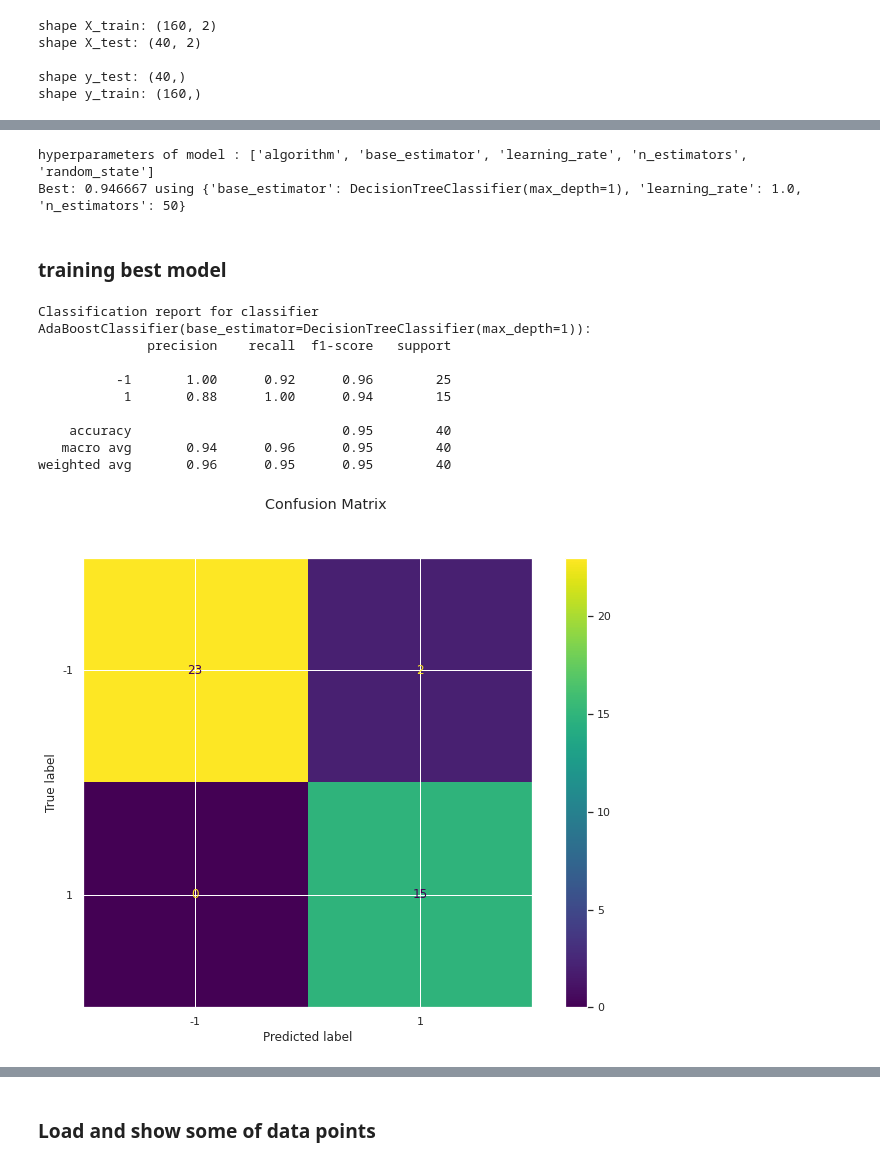
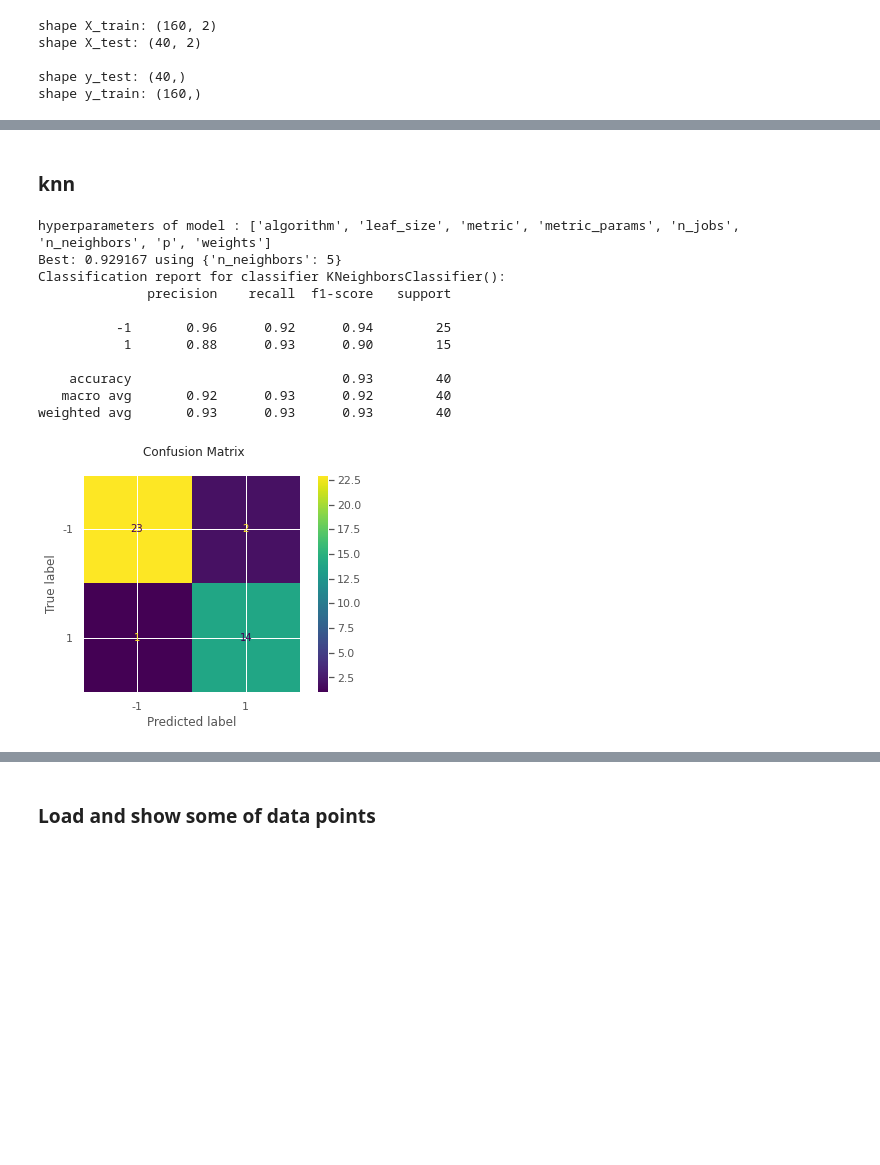
Before and after one commit to peyman886/applied-data-science-coursework, a Jupyter notebook: 3_Classification/Classification.ipynb, the cells around one changed output, grey strips where cells are left out. Drawn from its saved outputs; the diff is of its cells as text; code cells hidden in the pictures; blank space fills up the shorter version.

```diff
--- a/3_Classification/Classification.ipynb
+++ b/3_Classification/Classification.ipynb
@@ -173,39 +115,15 @@ weighted avg       0.96      0.95      0.95        40
 # %%
+from sklearn.model_selection import GridSearchCV
 from sklearn.model_selection import RepeatedStratifiedKFold
-from sklearn.model_selection import GridSearchCV
 
-# define the model with default hyperparameters
-model = AdaBoostClassifier()
-print('hyperparameters of model :',list(model.get_params().keys()))
+def tuning(model,param_grid, X=X_train, y=y_train):
+  # define the model with default hyperparameters
+  print('hyperparameters of model :',list(model.get_params().keys()))
 
-# define the grid of hyperparameters to search
-param_grid = {
-    'n_estimators' : [10, 50, 100, 500],
-    'learning_rate' : [0.0001, 0.001, 0.01, 0.1, 1.0],
-    'base_estimator' : [DecisionTreeClassifier(max_depth=i) for i in range(1,5)]
-}
+  cv = RepeatedStratifiedKFold(n_splits=10, n_repeats=3, random_state=1)  #evaluation procedure
+  grid_search = GridSearchCV(estimator=model, param_grid=param_grid, n_jobs=-1, cv=cv, scoring='accuracy') #search procedure
+  grid_result = grid_search.fit(X, y)
 
-cv = RepeatedStratifiedKFold(n_splits=10, n_repeats=3, random_state=1)  #evaluation procedure
-grid_search = GridSearchCV(estimator=model, param_grid=param_grid, n_jobs=-1, cv=cv, scoring='accuracy') #search procedure
-grid_result = grid_search.fit(X, y)
+  print("Best: %f using %s" % (grid_result.best_score_, grid_result.best_params_))
 
-print("Best: %f using %s" % (grid_result.best_score_, grid_result.best_params_))
+  return grid_result.best_estimator_
-# %% [output]
-hyperparameters of model : ['algorithm', 'base_estimator', 'learning_rate', 'n_estimators', 'random_state']
-Best: 0.946667 using {'base_estimator': DecisionTreeClassifier(max_depth=1), 'learning_rate': 1.0, 'n_estimators': 50}
-# %% [markdown]
-### training best model
-# %%
-classifier = grid_result.best_estimator_
-training(classifier)
-# %% [output]
-Classification report for classifier AdaBoostClassifier(base_estimator=DecisionTreeClassifier(max_depth=1)):
-              precision    recall  f1-score   support
-
-          -1       1.00      0.92      0.96        25
-           1       0.88      1.00      0.94        15
-
-    accuracy                           0.95        40
-   macro avg       0.94      0.96      0.95        40
-weighted avg       0.96      0.95      0.95        40
-[figure, removed]
@@ -211,0 +137,22 @@ weighted avg       0.96      0.95      0.95        40
+# %% [markdown]
+### knn
+# %%
+knn = KNeighborsClassifier()
+param_grid = {
+    'n_neighbors': [2,3,4, 5, 7, 10, 20, 50]
+}
+best_knn = tuning(knn,param_grid)
+training(best_knn)
+# %% [output]
+hyperparameters of model : ['algorithm', 'leaf_size', 'metric', 'metric_params', 'n_jobs', 'n_neighbors', 'p', 'weights']
+Best: 0.929167 using {'n_neighbors': 5}
+Classification report for classifier KNeighborsClassifier():
+              precision    recall  f1-score   support
+
+          -1       0.96      0.92      0.94        25
+           1       0.88      0.93      0.90        15
+
+    accuracy                           0.93        40
+   macro avg       0.92      0.93      0.92        40
+weighted avg       0.93      0.93      0.93        40
+[figure, added]
```
Also changed, not shown: parts of 16 cells of this notebook.
